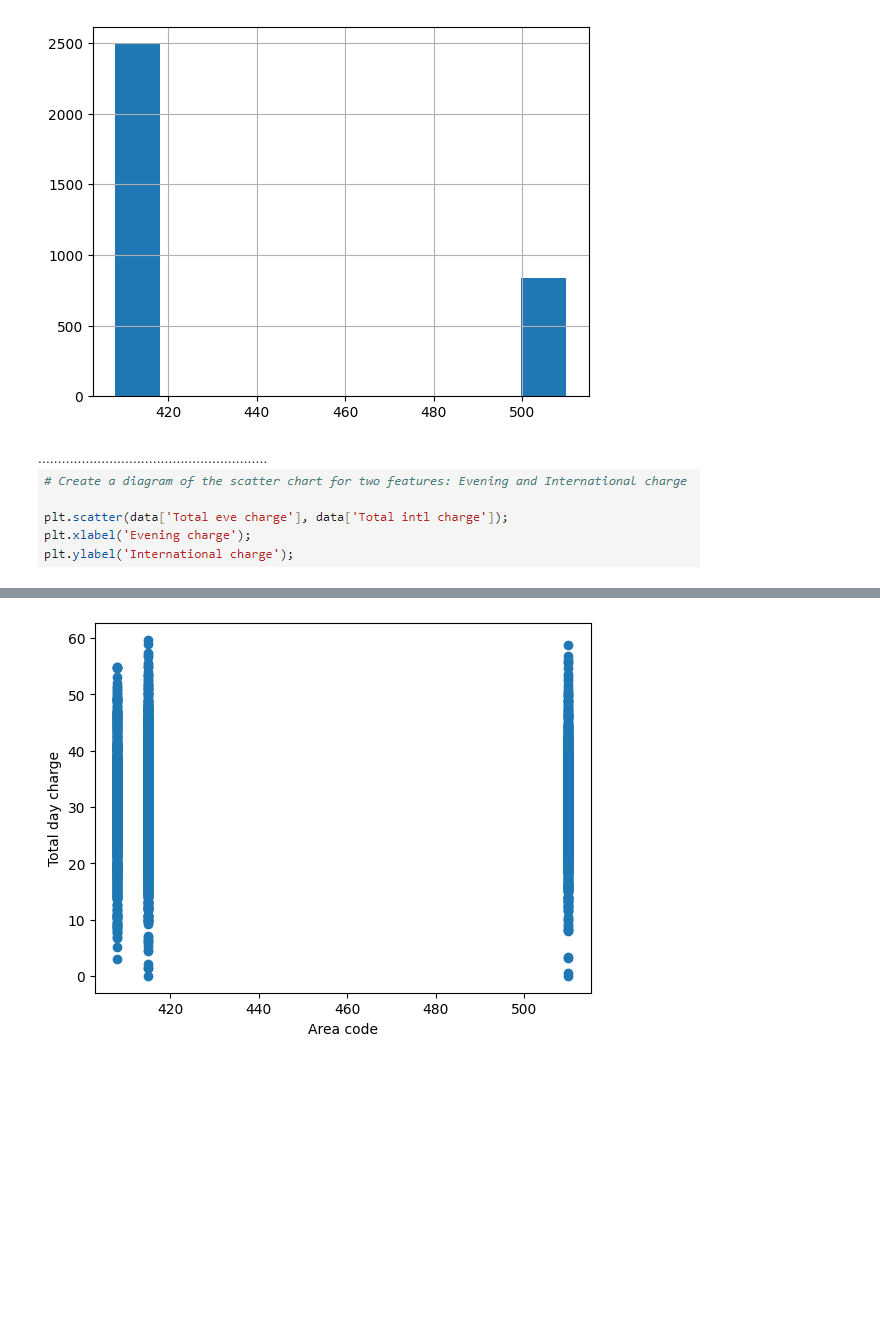
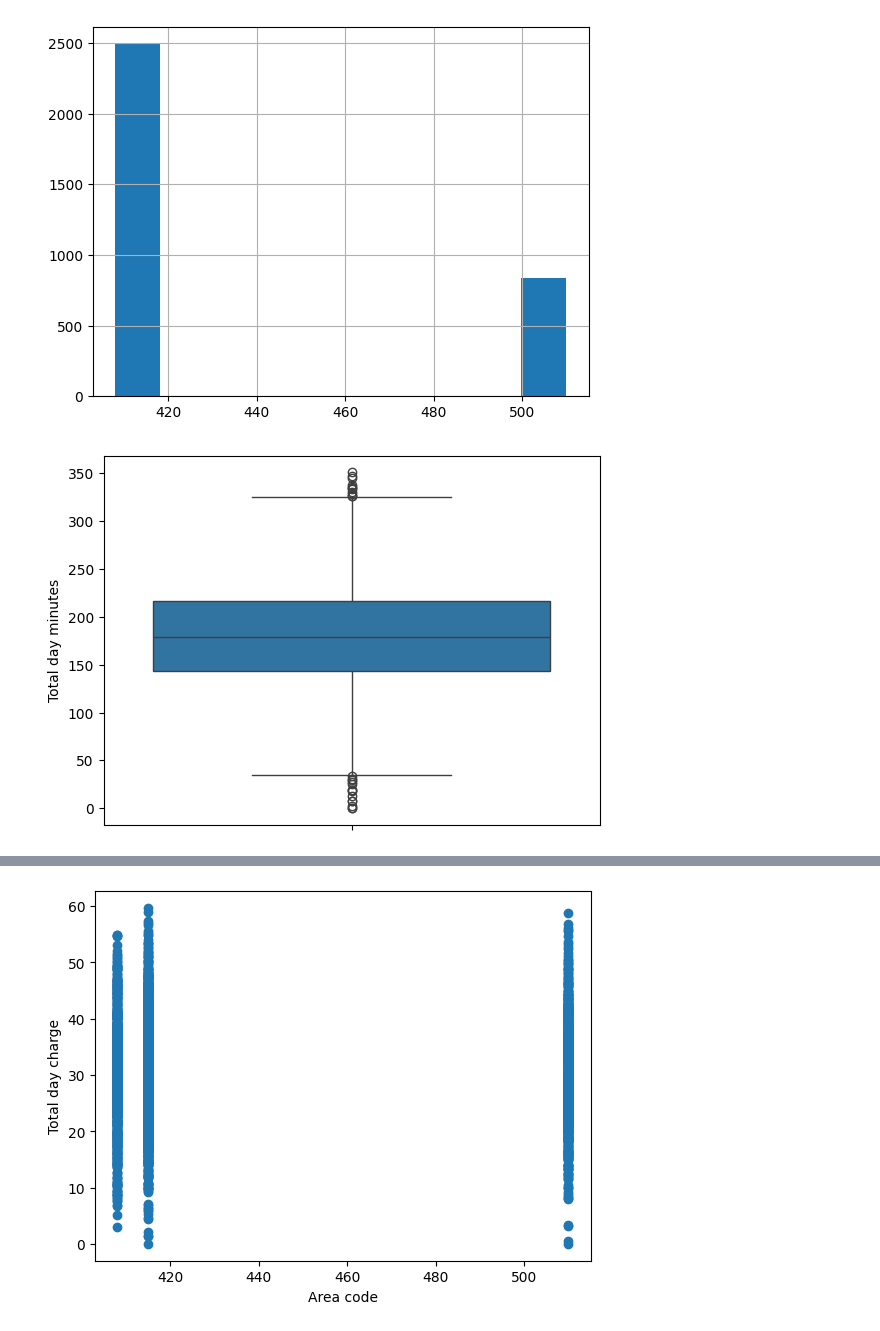
Before and after one commit to Aswathy-alien/ML, a Jupyter notebook: Week-3-Pandas-and-Seaborn_ML_in-Finance_Final-2 (1) (1).ipynb, the cells around one changed output, grey strips where cells are left out. Drawn from its saved outputs; the diff is of its cells as text; code cells hidden in the pictures; blank space fills up the shorter version.

```diff
--- a/Week-3-Pandas-and-Seaborn_ML_in-Finance_Final-2 (1) (1).ipynb
+++ b/Week-3-Pandas-and-Seaborn_ML_in-Finance_Final-2 (1) (1).ipynb
@@ -40,5 +45,7 @@ memory usage: 498.1+ KB
 data['Area code'].hist();
 # %% [output]
 [figure]
-# %% [markdown]
-..........................................................![image.png](attachment:8703ca29-2b16-466d-a0bc-eaafe23d20c1.png)
+# %%
+sns.boxplot(data['Total day minutes']);
+# %% [output]
+[figure, added]
```
Also changed, not shown: parts of 28 cells of this notebook, 1 other file.
